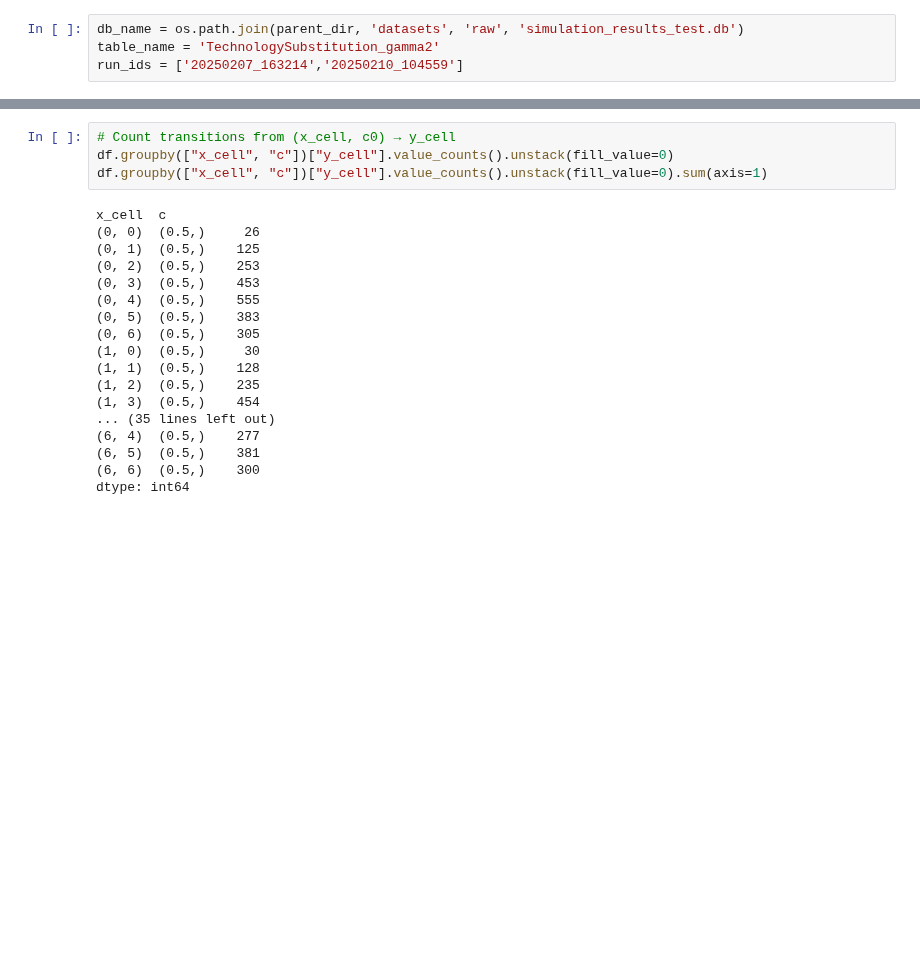
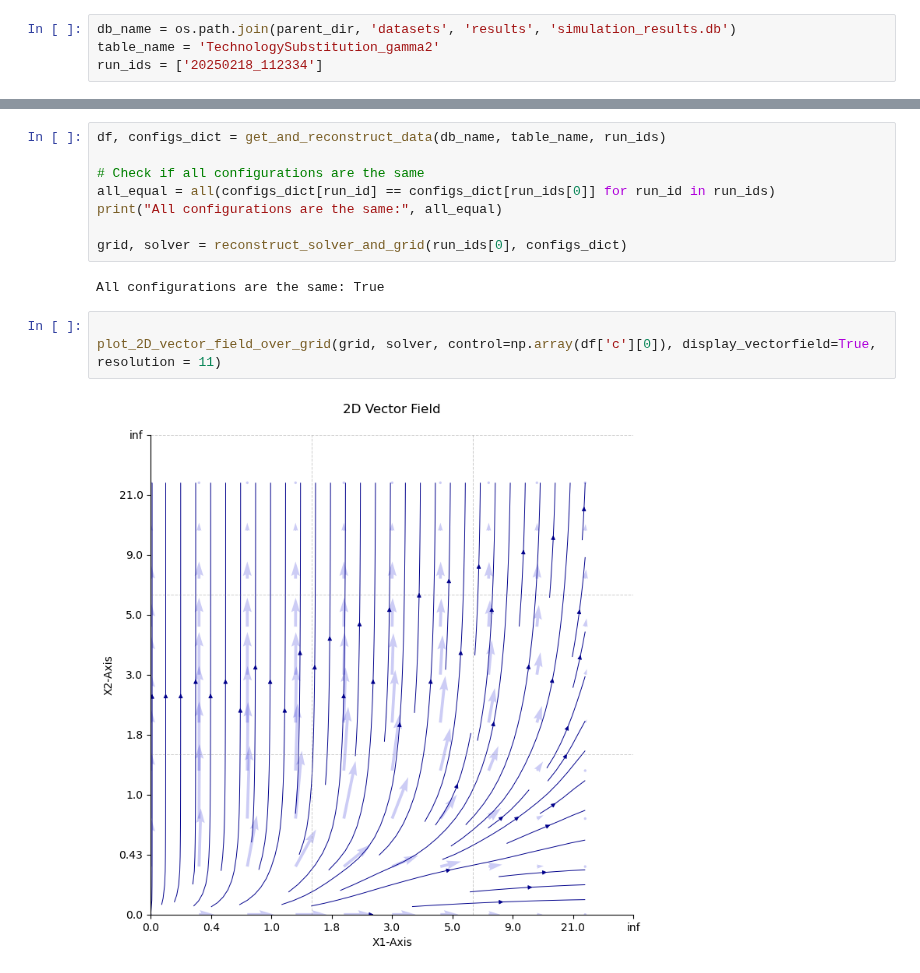
Before and after one commit to Lighfe/mdp-world-model, a Jupyter notebook: clustering/data_preparation.ipynb, the cells around one changed output, grey strips where cells are left out. Cells and saved outputs as stored; diff of their text form; blank space fills up the shorter version.

Commit message:
data reconstruction update and first clustering preparation

```diff
--- a/clustering/data_preparation.ipynb
+++ b/clustering/data_preparation.ipynb
@@ -13,4 +13,4 @@ from data_preparation import prepare_data
 # %%
-db_name = os.path.join(parent_dir, 'datasets', 'raw', 'simulation_results_test.db')
+db_name = os.path.join(parent_dir, 'datasets', 'results', 'simulation_results.db')
 table_name = 'TechnologySubstitution_gamma2'
-run_ids = ['20250207_163214','20250210_104559']
+run_ids = ['20250218_112334']
@@ -35,22 +17,15 @@ All configurations are the same: True
-# %%
-# Count transitions from (x_cell, c0) → y_cell
-df.groupby(["x_cell", "c"])["y_cell"].value_counts().unstack(fill_value=0)
-df.groupby(["x_cell", "c"])["y_cell"].value_counts().unstack(fill_value=0).sum(axis=1)
-# %% [output]
-x_cell  c
-(0, 0)  (0.5,)     26
-(0, 1)  (0.5,)    125
-(0, 2)  (0.5,)    253
-(0, 3)  (0.5,)    453
-(0, 4)  (0.5,)    555
-(0, 5)  (0.5,)    383
-(0, 6)  (0.5,)    305
-(1, 0)  (0.5,)     30
-(1, 1)  (0.5,)    128
-(1, 2)  (0.5,)    235
-(1, 3)  (0.5,)    454
-... (35 lines left out)
-(6, 4)  (0.5,)    277
-(6, 5)  (0.5,)    381
-(6, 6)  (0.5,)    300
-dtype: int64
+# %%
+df, configs_dict = get_and_reconstruct_data(db_name, table_name, run_ids)
+
+# Check if all configurations are the same
+all_equal = all(configs_dict[run_id] == configs_dict[run_ids[0]] for run_id in run_ids)
+print("All configurations are the same:", all_equal)
+
+grid, solver = reconstruct_solver_and_grid(run_ids[0], configs_dict)
+# %% [output]
+All configurations are the same: True
+# %%
+
+plot_2D_vector_field_over_grid(grid, solver, control=np.array(df['c'][0]), display_vectorfield=True, resolution = 11)
+# %% [output]
+[figure, added]
```
Also changed, not shown: parts of 3 cells of this notebook, 2 other files.
